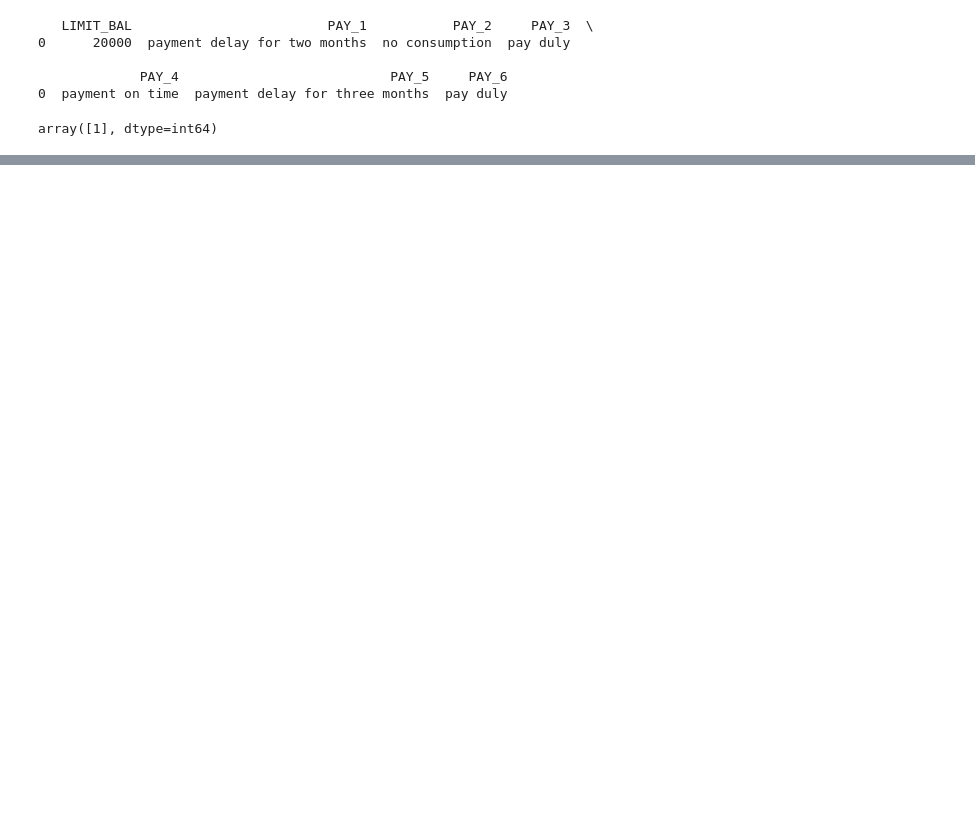
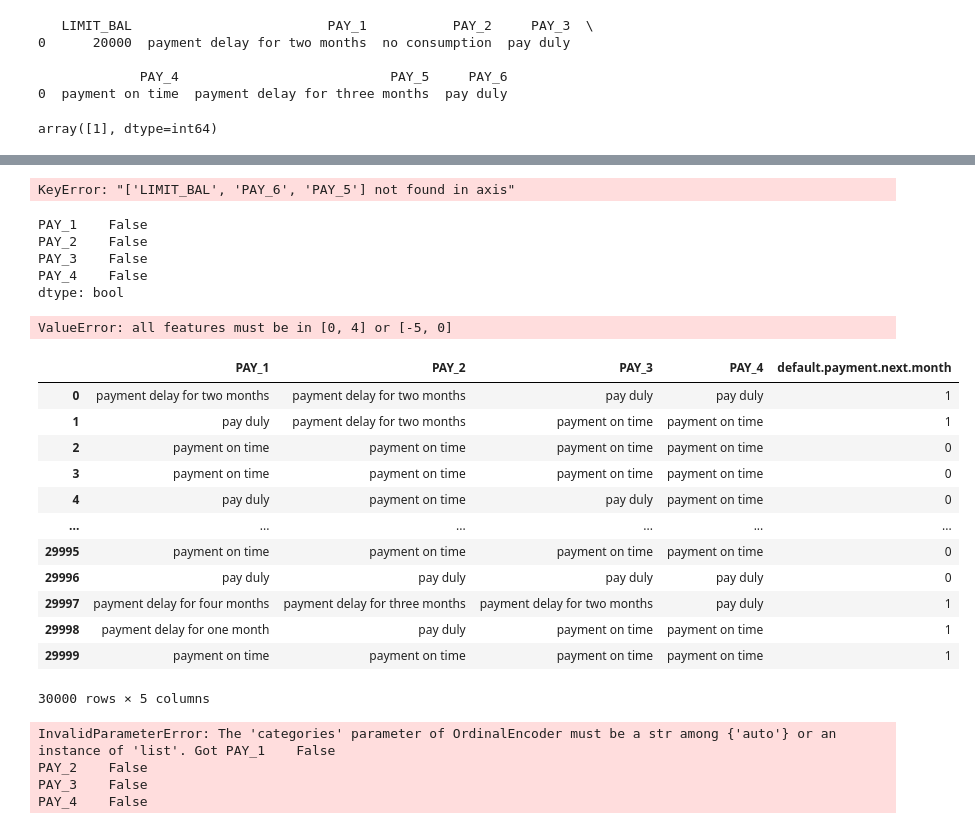
Before and after one commit to BhaveshNikam09/Credit_card_default_prediction, a Jupyter notebook: notebooks/research.ipynb, the cells around one changed output, grey strips where cells are left out. Saved outputs shown, nothing was run; the diff lists cells and outputs as text; code cells hidden in the pictures; blank space fills up the shorter version.

```diff
--- a/notebooks/research.ipynb
+++ b/notebooks/research.ipynb
@@ -175,0 +241,19 @@ array([1], dtype=int64)
+# %%
+data=data.drop(columns=['LIMIT_BAL','PAY_6','PAY_5'],axis=1)
+# %% [output]
+KeyError: "['LIMIT_BAL', 'PAY_6', 'PAY_5'] not found in axis"
+# %%
+caat=(X.dtypes=='o')
+print(caat)
+# %% [output]
+PAY_1    False
+PAY_2    False
+PAY_3    False
+PAY_4    False
+dtype: bool
+# %%
+processor=ColumnTransformer(
+    [
+    ('cat',cat_pipeline,caat)
+    ]
+)
@@ -175,0 +266,20 @@ array([1], dtype=int64)
+# %%
+processor.fit_transform(data)
+# %% [output]
+ValueError: all features must be in [0, 4] or [-5, 0]
+# %%
+data
+# %% [output]
+|  | PAY_1 | PAY_2 | PAY_3 | PAY_4 | default.payment.next.month |
+| 0 | payment delay for two months | payment delay for two months | pay duly | pay duly | 1 |
+| 1 | pay duly | payment delay for two months | payment on time | payment on time | 1 |
+| 2 | payment on time | payment on time | payment on time | payment on time | 0 |
+| 3 | payment on time | payment on time | payment on time | payment on time | 0 |
+| 4 | pay duly | payment on time | pay duly | payment on time | 0 |
+| ... | ... | ... | ... | ... | ... |
+| 29995 | payment on time | payment on time | payment on time | payment on time | 0 |
+| 29996 | pay duly | pay duly | pay duly | pay duly | 0 |
+| 29997 | payment delay for four months | payment delay for three months | payment delay for two months | pay duly | 1 |
+| 29998 | payment delay for one month | pay duly | payment on time | payment on time | 1 |
+| 29999 | payment on time | payment on time | payment on time | payment on time | 1 |
+30000 rows × 5 columns
@@ -175,0 +288,7 @@ array([1], dtype=int64)
+# %%
+oe.fit_transform(X)
+# %% [output]
+InvalidParameterError: The 'categories' parameter of OrdinalEncoder must be a str among {'auto'} or an instance of 'list'. Got PAY_1    False
+PAY_2    False
+PAY_3    False
+PAY_4    False
```
Also changed, not shown: parts of 36 cells of this notebook, 6 other files.
